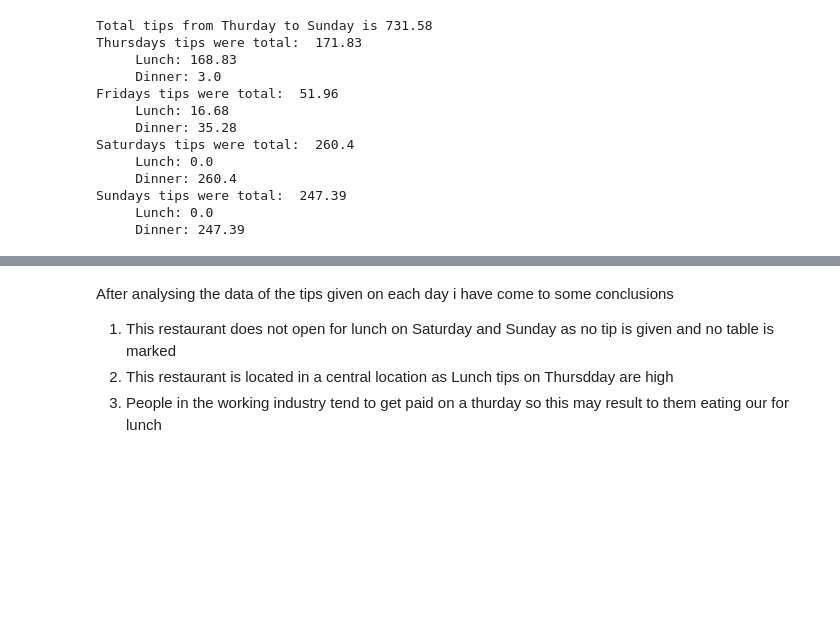
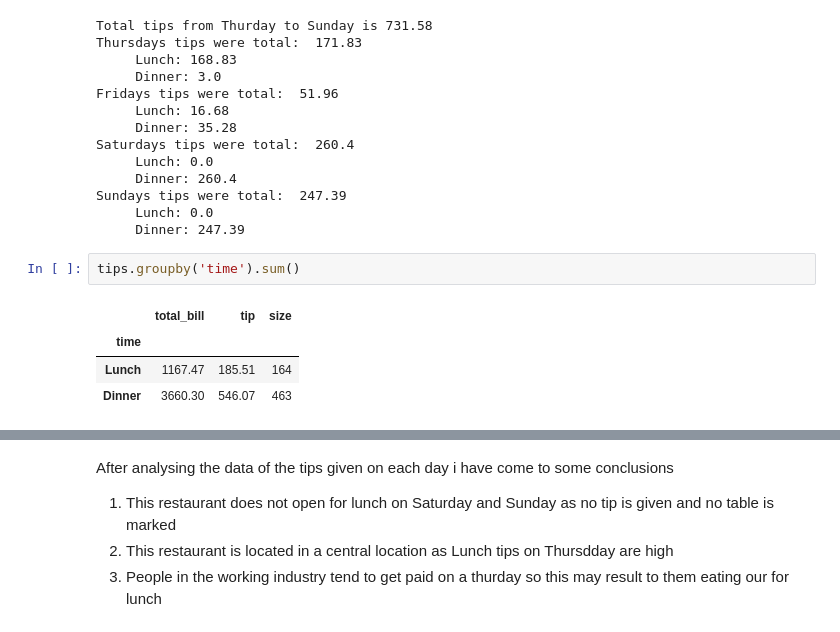
Before and after one commit to EoinStankard/DataAnalysisFundamentals_Assignment, a Jupyter notebook: TipsDataset_Assignment.ipynb, the cells around one changed output, grey strips where cells are left out. Drawn from its saved outputs; the diff is of its cells as text; blank space fills up the shorter version.

```diff
--- a/TipsDataset_Assignment.ipynb
+++ b/TipsDataset_Assignment.ipynb
@@ -286,6 +296,13 @@ Saturdays tips were total:  260.4
 Sundays tips were total:  247.39
      Lunch: 0.0
      Dinner: 247.39
+# %%
+tips.groupby('time').sum()
+# %% [output]
+|  | total_bill | tip | size |
+| time |  |  |  |
+| Lunch | 1167.47 | 185.51 | 164 |
+| Dinner | 3660.30 | 546.07 | 463 |
 # %%
 #plot a graph with what time people came to the restaurant
 sns.catplot(x="day", y="total_bill", hue='time', data=tips)
```
Also changed, not shown: parts of 5 cells of this notebook.
